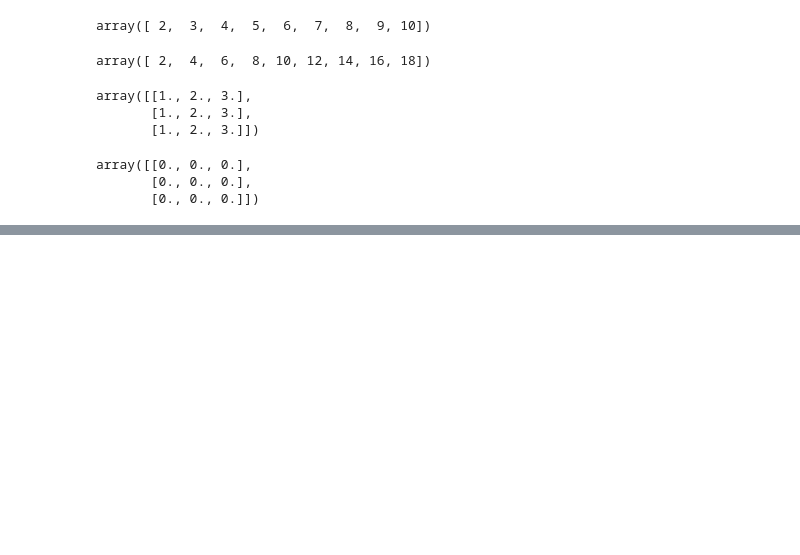
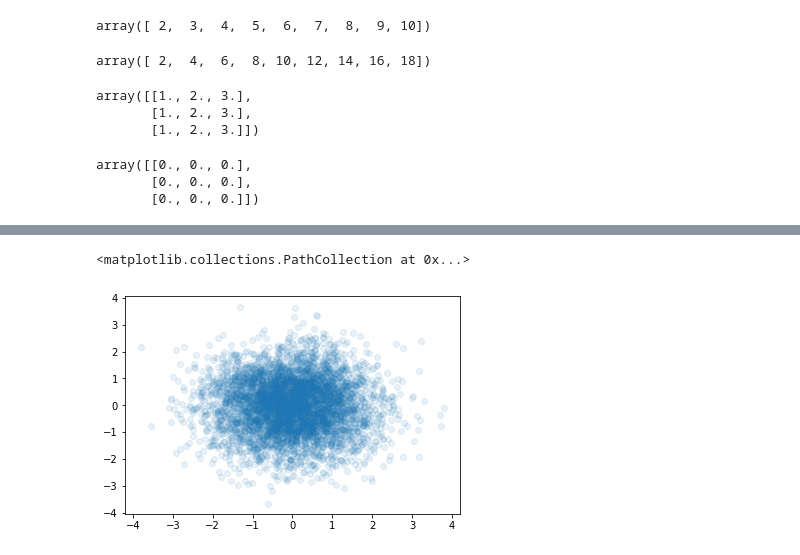
Before and after one commit to devkunii/knowledge, a Jupyter notebook: Python/12_Pythonとデータサイエンス/12_Pythonとデータサイエンス.ipynb, the cells around one changed output, grey strips where cells are left out. Cells and saved outputs as stored; diff of their text form; code cells hidden in the pictures; blank space fills up the shorter version.

```diff
--- a/Python/12_Pythonとデータサイエンス/12_Pythonとデータサイエンス.ipynb
+++ b/Python/12_Pythonとデータサイエンス/12_Pythonとデータサイエンス.ipynb
@@ -123,0 +194,5 @@ array([[0., 0., 0.],
+# %%
+plt.scatter(x, y, alpha=0.1)
+# %% [output]
+<matplotlib.collections.PathCollection at 0x...>
+[figure, added]
```
Also changed, not shown: parts of 25 cells of this notebook, 18 other files.
